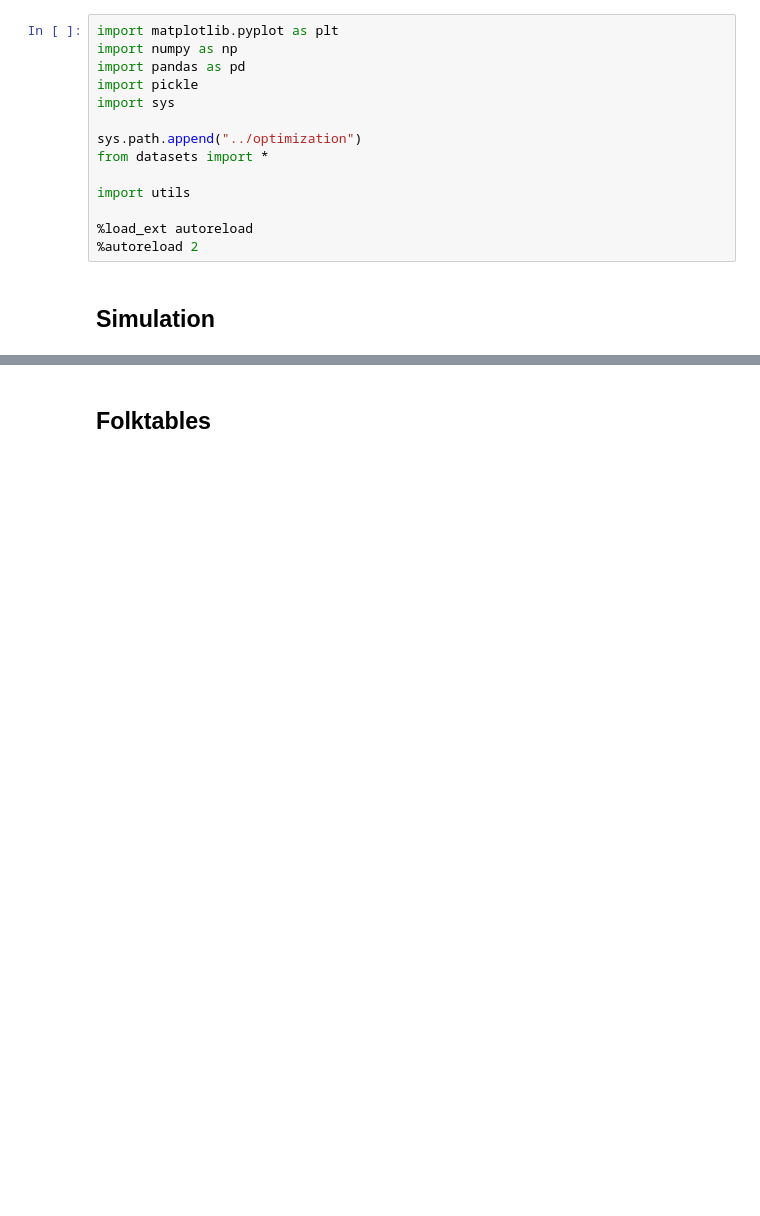
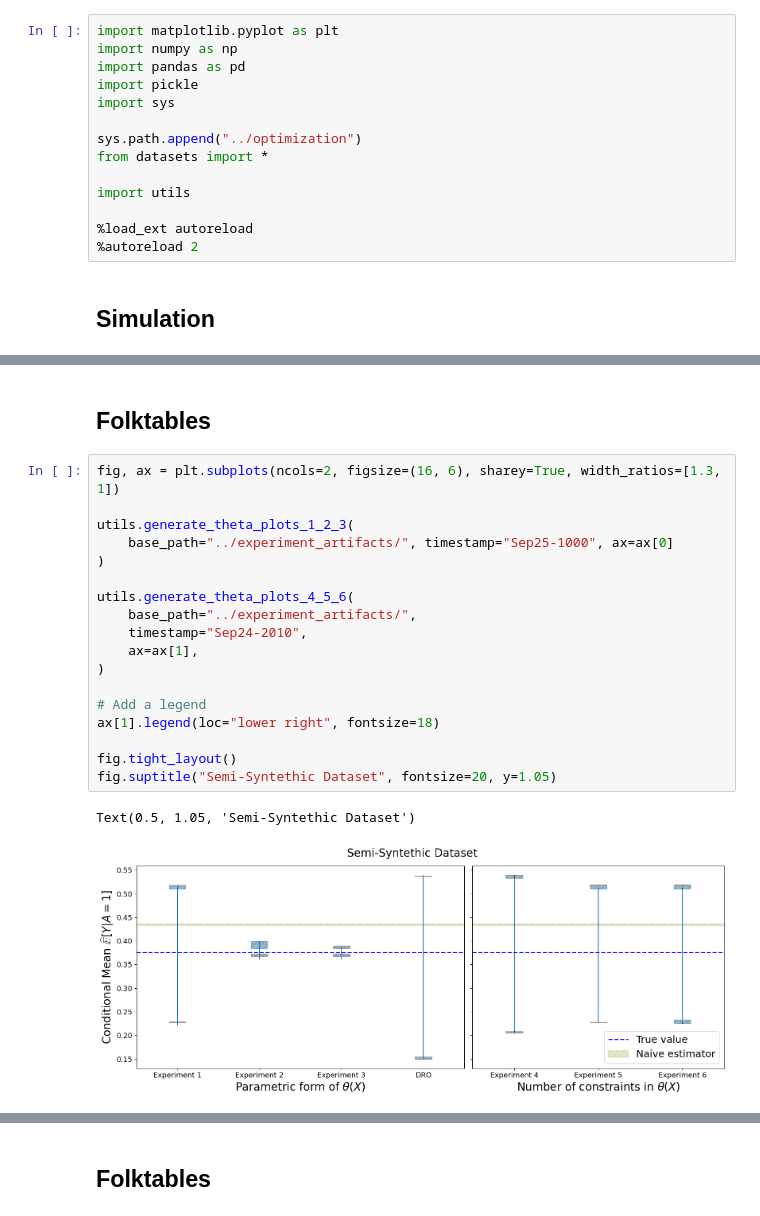
Before and after one commit to secg5/inference_contrained_distribution_shift, a Jupyter notebook: plotting/paper_plots.ipynb, the cells around one changed output, grey strips where cells are left out. Cells and saved outputs as stored; diff of their text form; blank space fills up the shorter version.

```diff
--- a/plotting/paper_plots.ipynb
+++ b/plotting/paper_plots.ipynb
@@ -31,0 +38,23 @@ utils.generate_theta_plots_4_5_6(
+# %% [markdown]
+## Folktables
+# %%
+fig, ax = plt.subplots(ncols=2, figsize=(16, 6), sharey=True, width_ratios=[1.3, 1])
+
+utils.generate_theta_plots_1_2_3(
+    base_path="../experiment_artifacts/", timestamp="Sep25-1000", ax=ax[0]
+)
+
+utils.generate_theta_plots_4_5_6(
+    base_path="../experiment_artifacts/",
+    timestamp="Sep24-2010",
+    ax=ax[1],
+)
+
+# Add a legend
+ax[1].legend(loc="lower right", fontsize=18)
+
+fig.tight_layout()
+fig.suptitle("Semi-Syntethic Dataset", fontsize=20, y=1.05)
+# %% [output]
+Text(0.5, 1.05, 'Semi-Syntethic Dataset')
+[figure, added]
```
Also changed, not shown: parts of 6 cells of this notebook, 4 other files.
